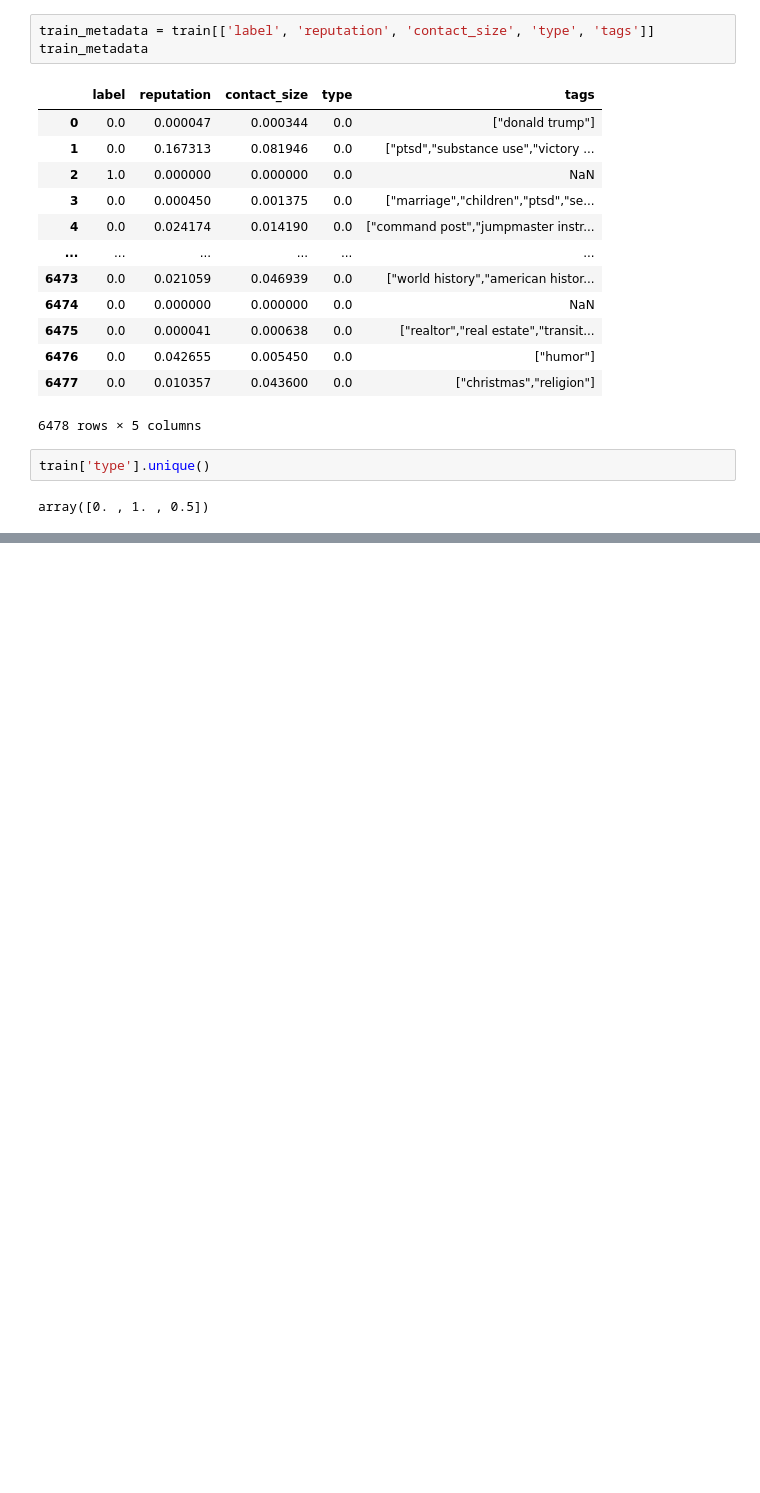
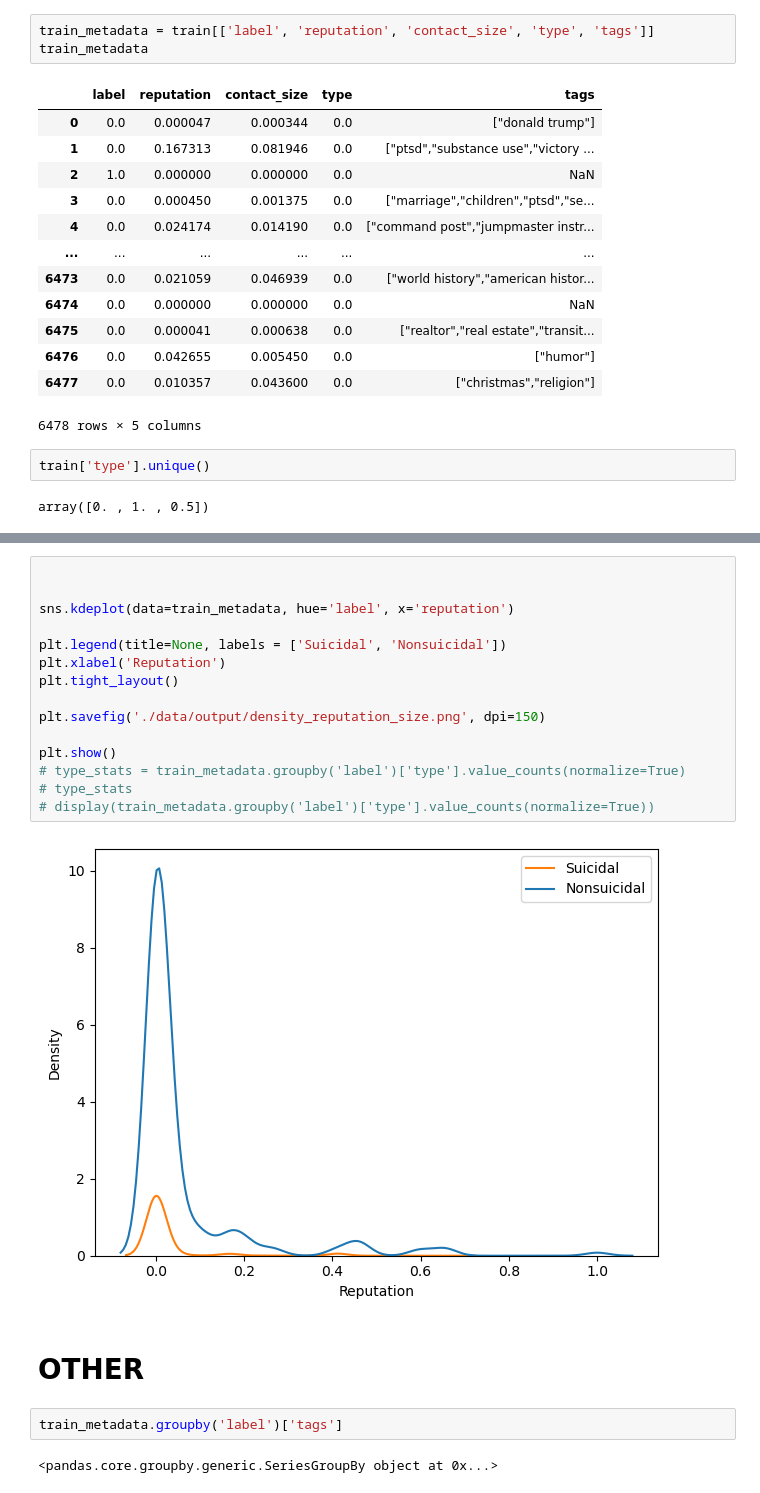
Before and after one commit to danielmlow/rallypoint_suicide_detection, a Jupyter notebook: metadata_stats.ipynb, the cells around one changed output, grey strips where cells are left out. Drawn from its saved outputs; the diff is of its cells as text; blank space fills up the shorter version.

```diff
--- a/metadata_stats.ipynb
+++ b/metadata_stats.ipynb
@@ -101,3 +224,26 @@ Name: contact_size, dtype: object
+# %%
+
+
+sns.kdeplot(data=train_metadata, hue='label', x='reputation')
+
+plt.legend(title=None, labels = ['Suicidal', 'Nonsuicidal'])
+plt.xlabel('Reputation')
+plt.tight_layout()
+
+plt.savefig('./data/output/density_reputation_size.png', dpi=150)
+
+plt.show()
+# type_stats = train_metadata.groupby('label')['type'].value_counts(normalize=True)
+# type_stats
+# display(train_metadata.groupby('label')['type'].value_counts(normalize=True))
+# %% [output]
+[figure, added]
+# %% [markdown]
+# OTHER
+# %%
+train_metadata.groupby('label')['tags']
+# %% [output]
+<pandas.core.groupby.generic.SeriesGroupBy object at 0x...>
 # %%
 type_stats = train_metadata.groupby('label')['tags'].value_counts(normalize=True)
 type_stats.plot(kind='bar')
```
Also changed, not shown: parts of 13 cells of this notebook, 2 other files.
